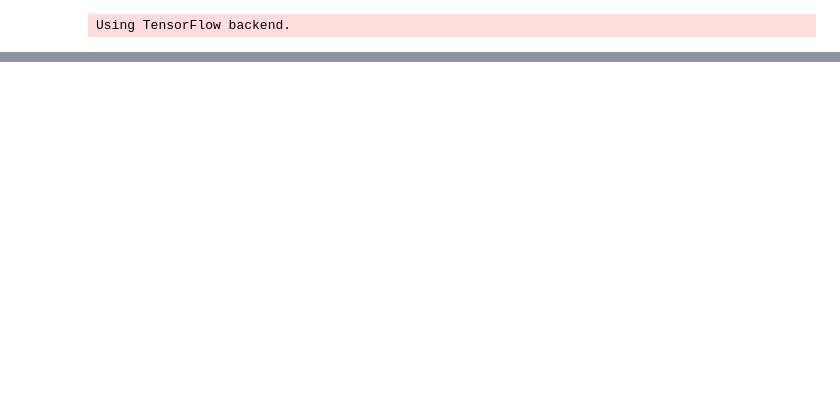
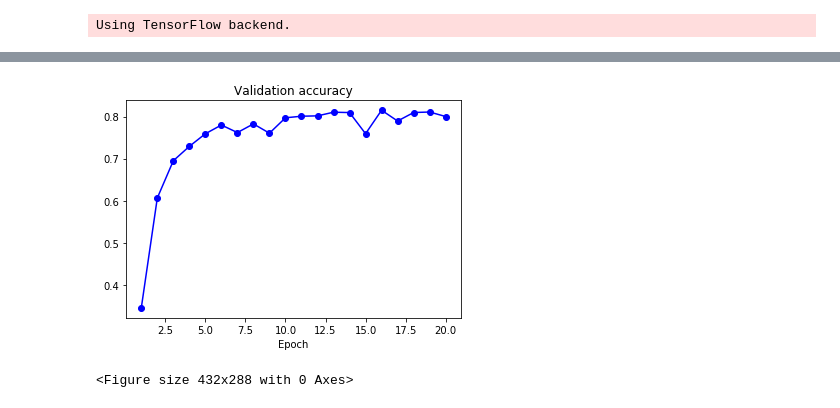
Before and after one commit to css-research/hw02, a Jupyter notebook: 1. HW2 - Word Embedding_Basic Model.ipynb, the cells around one changed output, grey strips where cells are left out. Cells and saved outputs as stored; diff of their text form; code cells hidden in the pictures; blank space fills up the shorter version.

```diff
--- a/1. HW2 - Word Embedding_Basic Model.ipynb
+++ b/1. HW2 - Word Embedding_Basic Model.ipynb
@@ -42,0 +132,15 @@ print (len(test_titles_raw), len(test_labels_raw))
+# %%
+from keras.layers import SimpleRNN
+
+simple_rnn = Sequential()
+simple_rnn.add(Embedding(10000, 32, input_length = 100))
+simple_rnn.add(SimpleRNN(32))
+simple_rnn.add(Dense(22, activation='softmax'))
+
+simple_rnn.compile(optimizer='rmsprop',
+                   loss='categorical_crossentropy',
+                   metrics=['acc'])
+simple_rnn.summary()
+
+rnn_history = simple_rnn.fit(x_train, y_train, epochs= 20, batch_size= 1024,
+                         validation_data = (x_val, y_val))
@@ -42,0 +165,14 @@ print (len(test_titles_raw), len(test_labels_raw))
+# %%
+rnn_val_acc = rnn_history.history['val_acc']
+rnn_val_loss = rnn_history.history['val_loss']
+
+epochs = range(1, len(rnn_val_acc) + 1)
+
+plt.plot(epochs, rnn_val_acc, 'b', marker='o', label='Validation acc')
+plt.title('Validation accuracy')
+plt.xlabel("Epoch")
+plt.figure()
+plt.show()
+# %% [output]
+[figure, added]
+<Figure size 432x288 with 0 Axes>
```
Also changed, not shown: parts of 19 cells of this notebook, 4 other files.
